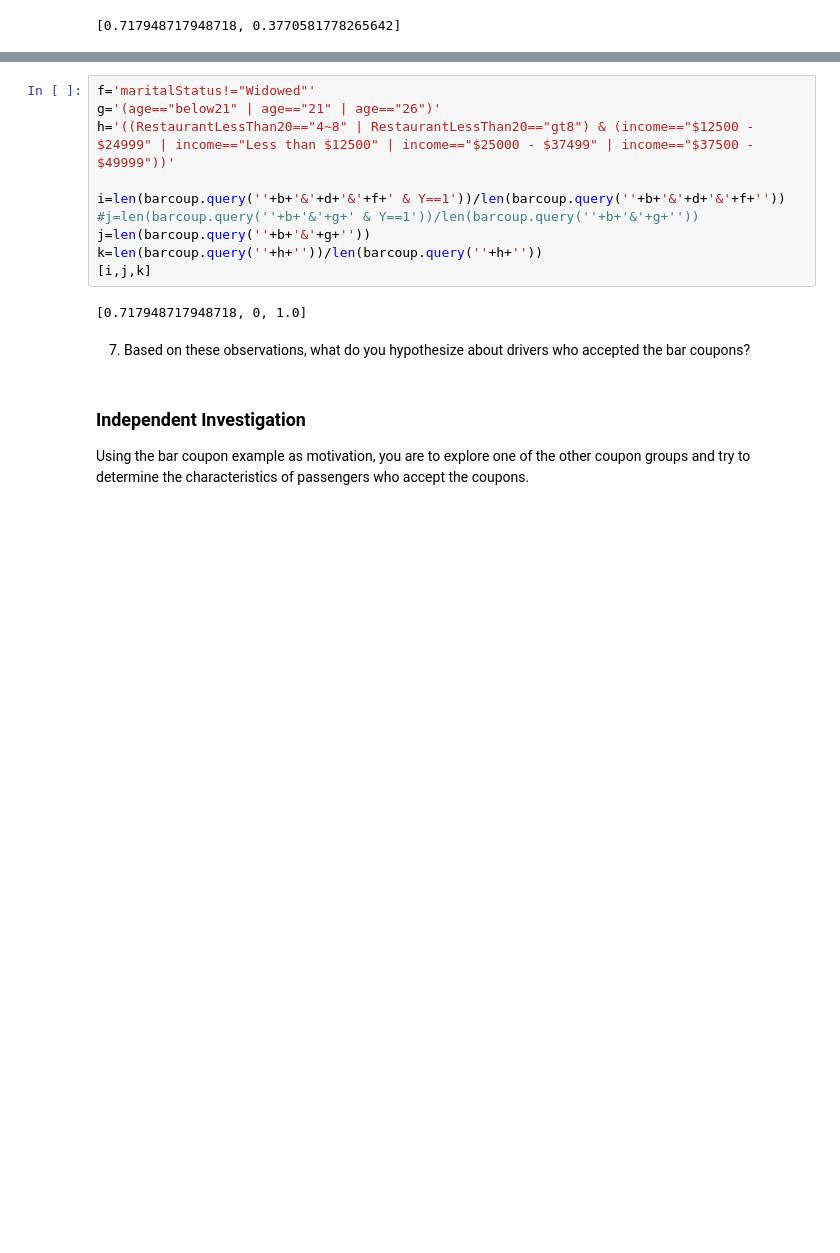
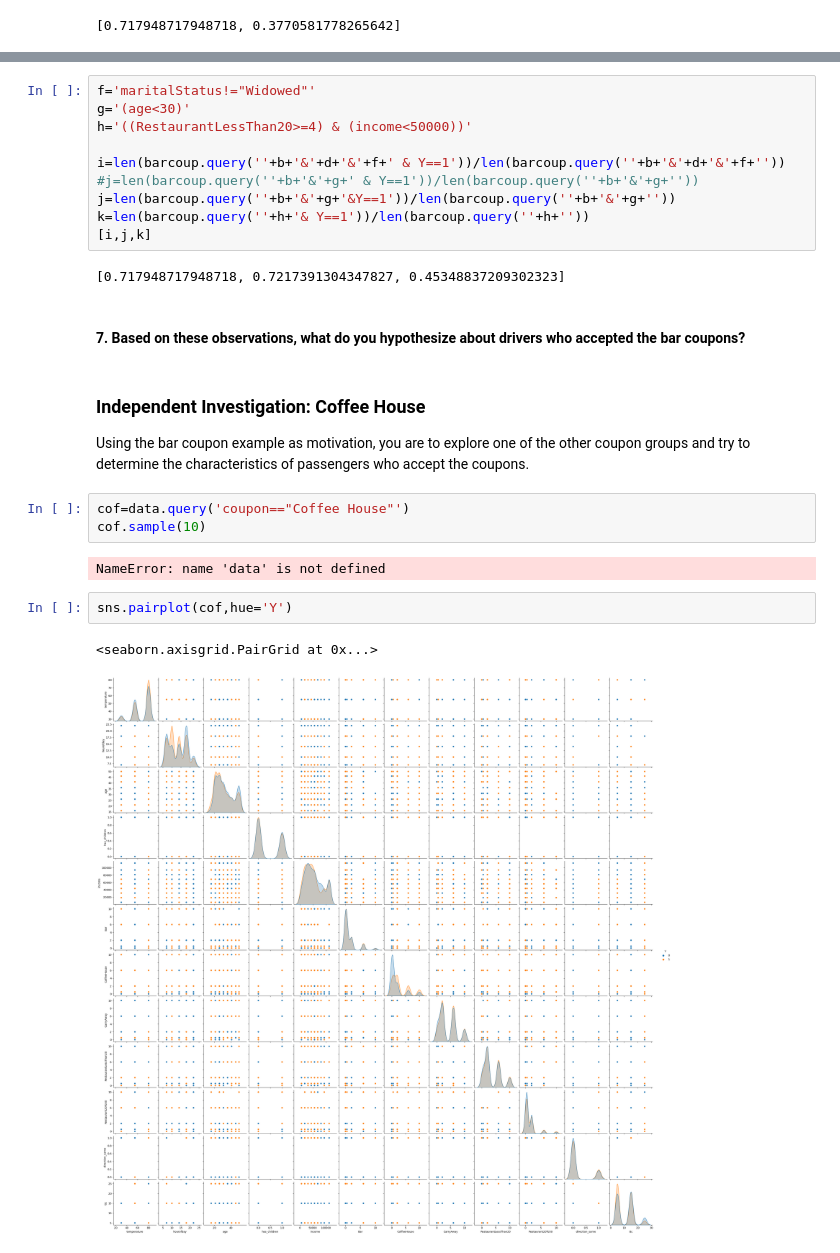
Before and after one commit to mlmangum/berkeley_ai_ml, a Jupyter notebook: prompt.ipynb, the cells around one changed output, grey strips where cells are left out. Cells and saved outputs as stored; diff of their text form; blank space fills up the shorter version.

```diff
--- a/prompt.ipynb
+++ b/prompt.ipynb
@@ -489,19 +607,29 @@ notbar1monokid=len(barcoup.query('~('+b+'&'+d+'&'+e+') & Y==1'))/len(barcoup.que
 - go to cheap restaurants more than 4 times a month and income is less than 50K.
 # %%
 f='maritalStatus!="Widowed"'
-g='(age=="below21" | age=="21" | age=="26")'
-h='((RestaurantLessThan20=="4~8" | RestaurantLessThan20=="gt8") & (income=="$12500 - $24999" | income=="Less than $12500" | income=="$25000 - $37499" | income=="$37500 - $49999"))'
+g='(age<30)'
+h='((RestaurantLessThan20>=4) & (income<50000))'
 
 i=len(barcoup.query(''+b+'&'+d+'&'+f+' & Y==1'))/len(barcoup.query(''+b+'&'+d+'&'+f+''))
 #j=len(barcoup.query(''+b+'&'+g+' & Y==1'))/len(barcoup.query(''+b+'&'+g+''))
-j=len(barcoup.query(''+b+'&'+g+''))
-k=len(barcoup.query(''+h+''))/len(barcoup.query(''+h+''))
+j=len(barcoup.query(''+b+'&'+g+'&Y==1'))/len(barcoup.query(''+b+'&'+g+''))
+k=len(barcoup.query(''+h+'& Y==1'))/len(barcoup.query(''+h+''))
 [i,j,k]
 # %% [output]
-[0.717948717948718, 0, 1.0]
+[0.717948717948718, 0.7217391304347827, 0.45348837209302323]
 # %% [markdown]
-7.  Based on these observations, what do you hypothesize about drivers who accepted the bar coupons?
+#### 7.  Based on these observations, what do you hypothesize about drivers who accepted the bar coupons?
 # %% [markdown]
-### Independent Investigation
+### Independent Investigation: Coffee House
 
 Using the bar coupon example as motivation, you are to explore one of the other coupon groups and try to determine the characteristics of passengers who accept the coupons.
+# %%
+cof=data.query('coupon=="Coffee House"')
+cof.sample(10)
+# %% [output]
+NameError: name 'data' is not defined
+# %%
+sns.pairplot(cof,hue='Y')
+# %% [output]
+<seaborn.axisgrid.PairGrid at 0x...>
+[figure, added]
```
Also changed, not shown: parts of 47 cells of this notebook, 3 other files.
